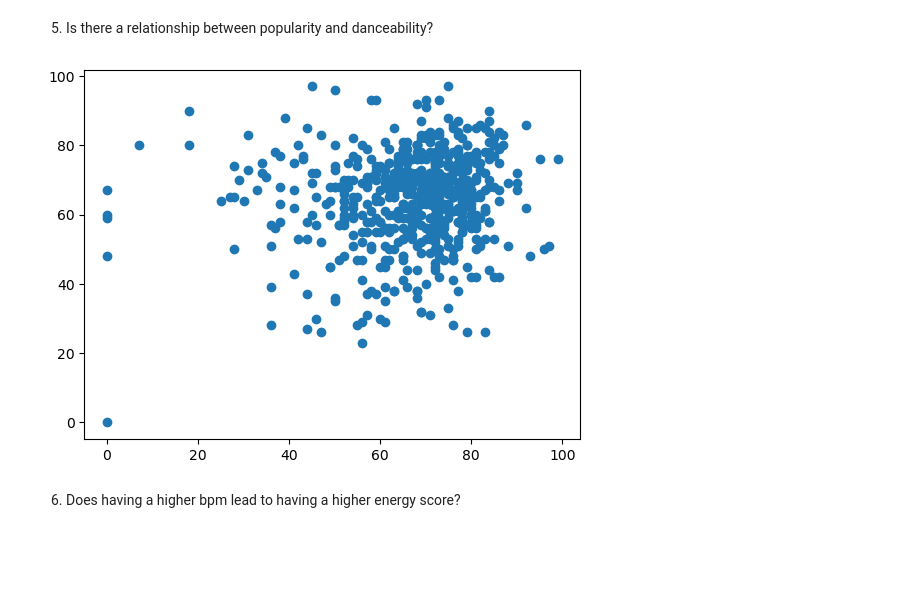
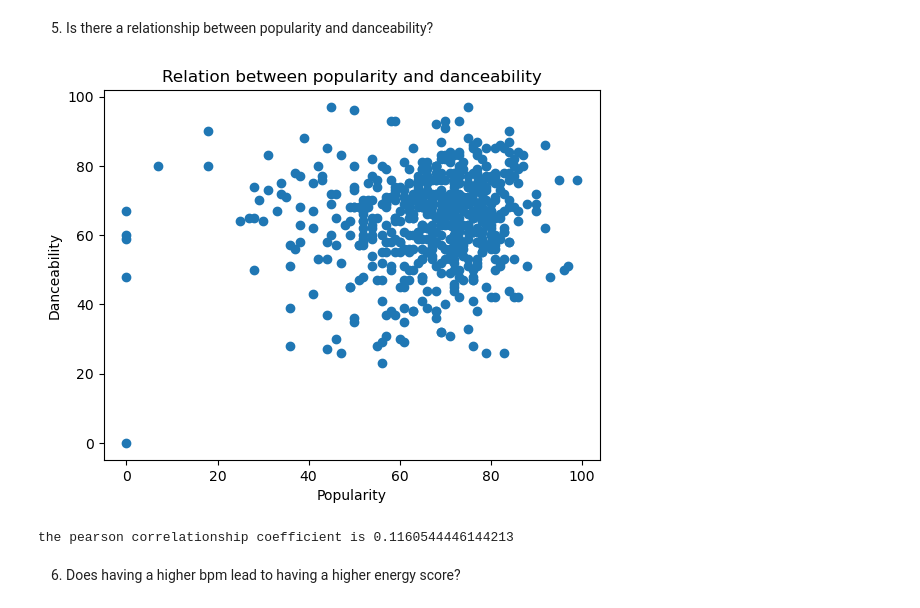
Before and after one commit to sahvsergio/treehouse_data_analysis_techdegree_unit7, a Jupyter notebook: treehouse_data_analysis_techdegree_unit7.ipynb, the cells around one changed output. Saved outputs shown, nothing was run; the diff lists cells and outputs as text; code cells hidden in the pictures; blank space fills up the shorter version.

Commit message:
pearson correlation

```diff
--- a/treehouse_data_analysis_techdegree_unit7.ipynb
+++ b/treehouse_data_analysis_techdegree_unit7.ipynb
@@ -188,3 +188,6 @@ acous          int64
 spch           int64
 pop            int64
 dtype: object
+# %%
+all_top_songs.rename({'Unnamed: ':'ID'},inplace=True)
+all_top_songs
@@ -279,15 +311,26 @@ Kissing Strangers
 # %% [markdown]
 5. Is there a relationship between popularity and danceability?
 # %%
+popu_and_dance=all_top_songs[['pop', 'dnce']]
+
 popu=all_top_songs['pop']
 dance=all_top_songs['dnce']
+
+corr = popu_and_dance.corr(method = 'pearson')
+
+
 plt.scatter(popu, dance)
-
+plt.title('Relation between popularity and danceability')
+plt.xlabel('Popularity')
+plt.ylabel('Danceability')
 
 
 plt.show()
+
+print(f'the pearson correlationship coefficient is {corr['pop'].iloc[1]}, indicating a weak relationship')
 # %% [output]
-[figure, old version]
+[figure, new version]
+the pearson correlationship coefficient is 0.1160544446144213
 # %% [markdown]
 6. Does having a higher bpm lead to having a higher energy score?
 # %% [markdown]
```
Also changed, not shown: parts of 4 cells of this notebook.
